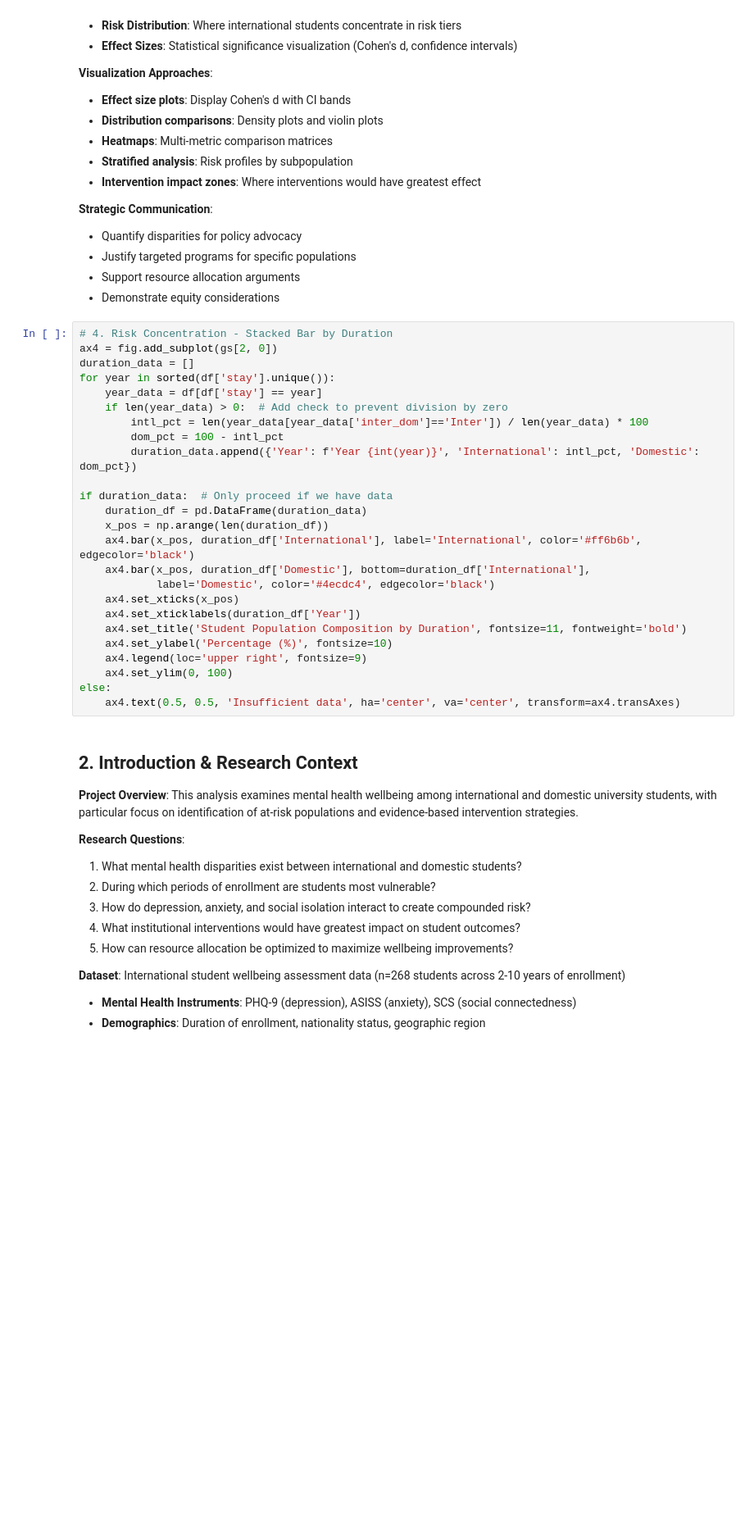
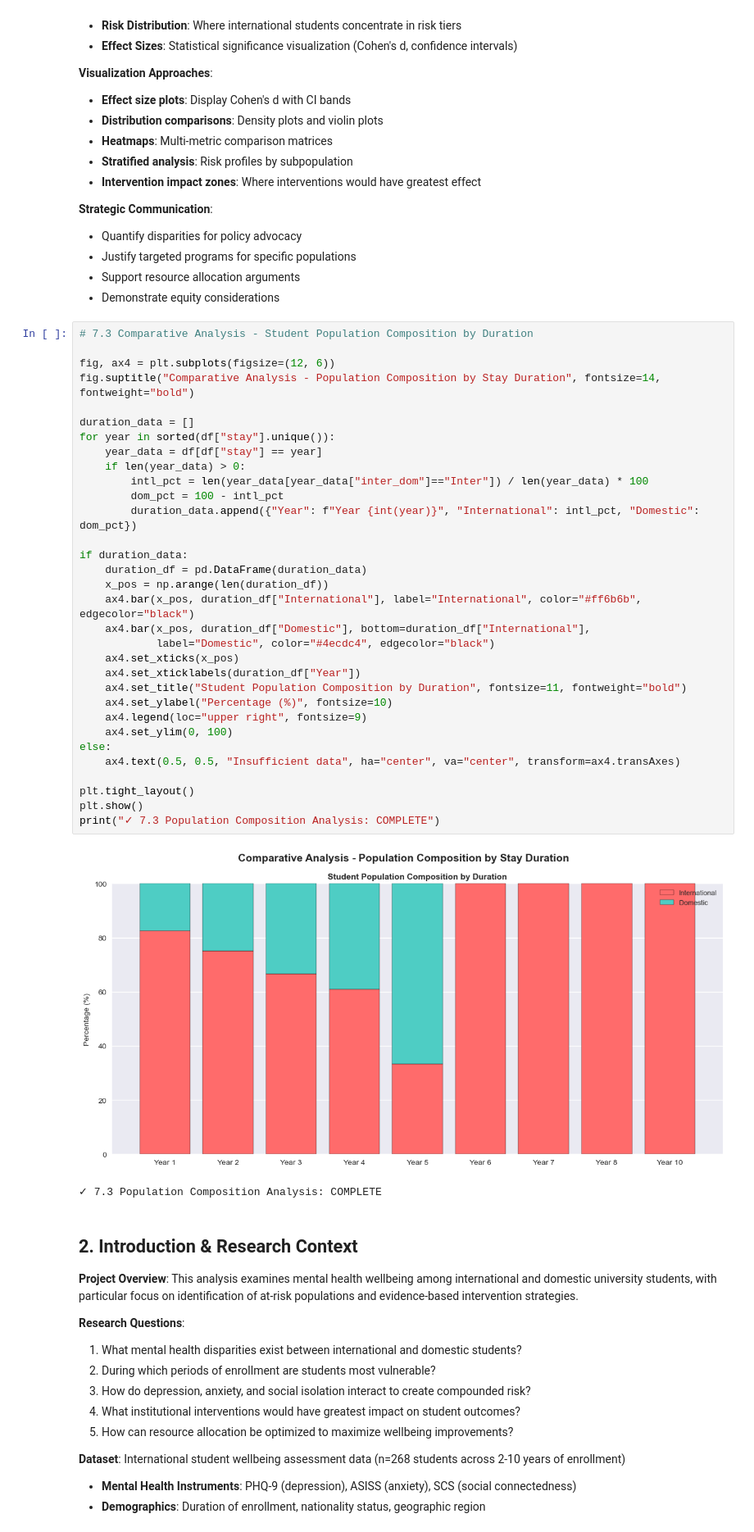
Before and after one commit to TeslimAdeyanju/portfolio-06-student-wellbeing-sql, a Jupyter notebook: advanced-student-wellbeing-sql-analysis.ipynb, the cells around one changed output. Shown at 82% size. Cells and saved outputs as stored; diff of their text form; blank space fills up the shorter version.

```diff
--- a/advanced-student-wellbeing-sql-analysis.ipynb
+++ b/advanced-student-wellbeing-sql-analysis.ipynb
@@ -3164,30 +3371,40 @@ Visualization saved as: trend_analysis.png
 - Support resource allocation arguments
 - Demonstrate equity considerations
 # %%
-# 4. Risk Concentration - Stacked Bar by Duration
-ax4 = fig.add_subplot(gs[2, 0])
+# 7.3 Comparative Analysis - Student Population Composition by Duration
+
+fig, ax4 = plt.subplots(figsize=(12, 6))
+fig.suptitle("Comparative Analysis - Population Composition by Stay Duration", fontsize=14, fontweight="bold")
+
 duration_data = []
-for year in sorted(df['stay'].unique()):
-    year_data = df[df['stay'] == year]
-    if len(year_data) > 0:  # Add check to prevent division by zero
-        intl_pct = len(year_data[year_data['inter_dom']=='Inter']) / len(year_data) * 100
+for year in sorted(df["stay"].unique()):
+    year_data = df[df["stay"] == year]
+    if len(year_data) > 0:
+        intl_pct = len(year_data[year_data["inter_dom"]=="Inter"]) / len(year_data) * 100
         dom_pct = 100 - intl_pct
-        duration_data.append({'Year': f'Year {int(year)}', 'International': intl_pct, 'Domestic': dom_pct})
+        duration_data.append({"Year": f"Year {int(year)}", "International": intl_pct, "Domestic": dom_pct})
 
-if duration_data:  # Only proceed if we have data
+if duration_data:
     duration_df = pd.DataFrame(duration_data)
     x_pos = np.arange(len(duration_df))
-    ax4.bar(x_pos, duration_df['International'], label='International', color='#ff6b6b', edgecolor='black')
-    ax4.bar(x_pos, duration_df['Domestic'], bottom=duration_df['International'],
-            label='Domestic', color='#4ecdc4', edgecolor='black')
+    ax4.bar(x_pos, duration_df["International"], label="International", color="#ff6b6b", edgecolor="black")
+    ax4.bar(x_pos, duration_df["Domestic"], bottom=duration_df["International"],
+            label="Domestic", color="#4ecdc4", edgecolor="black")
     ax4.set_xticks(x_pos)
-    ax4.set_xticklabels(duration_df['Year'])
-    ax4.set_title('Student Population Composition by Duration', fontsize=11, fontweight='bold')
-    ax4.set_ylabel('Percentage (%)', fontsize=10)
-    ax4.legend(loc='upper right', fontsize=9)
+    ax4.set_xticklabels(duration_df["Year"])
+    ax4.set_title("Student Population Composition by Duration", fontsize=11, fontweight="bold")
+    ax4.set_ylabel("Percentage (%)", fontsize=10)
+    ax4.legend(loc="upper right", fontsize=9)
     ax4.set_ylim(0, 100)
 else:
-    ax4.text(0.5, 0.5, 'Insufficient data', ha='center', va='center', transform=ax4.transAxes)
+    ax4.text(0.5, 0.5, "Insufficient data", ha="center", va="center", transform=ax4.transAxes)
+
+plt.tight_layout()
+plt.show()
+print("✓ 7.3 Population Composition Analysis: COMPLETE")
+# %% [output]
+[figure, added]
+✓ 7.3 Population Composition Analysis: COMPLETE
 # %% [markdown]
 ## 2. Introduction & Research Context
 
```
Also changed, not shown: parts of 35 cells of this notebook, 2 other files.
